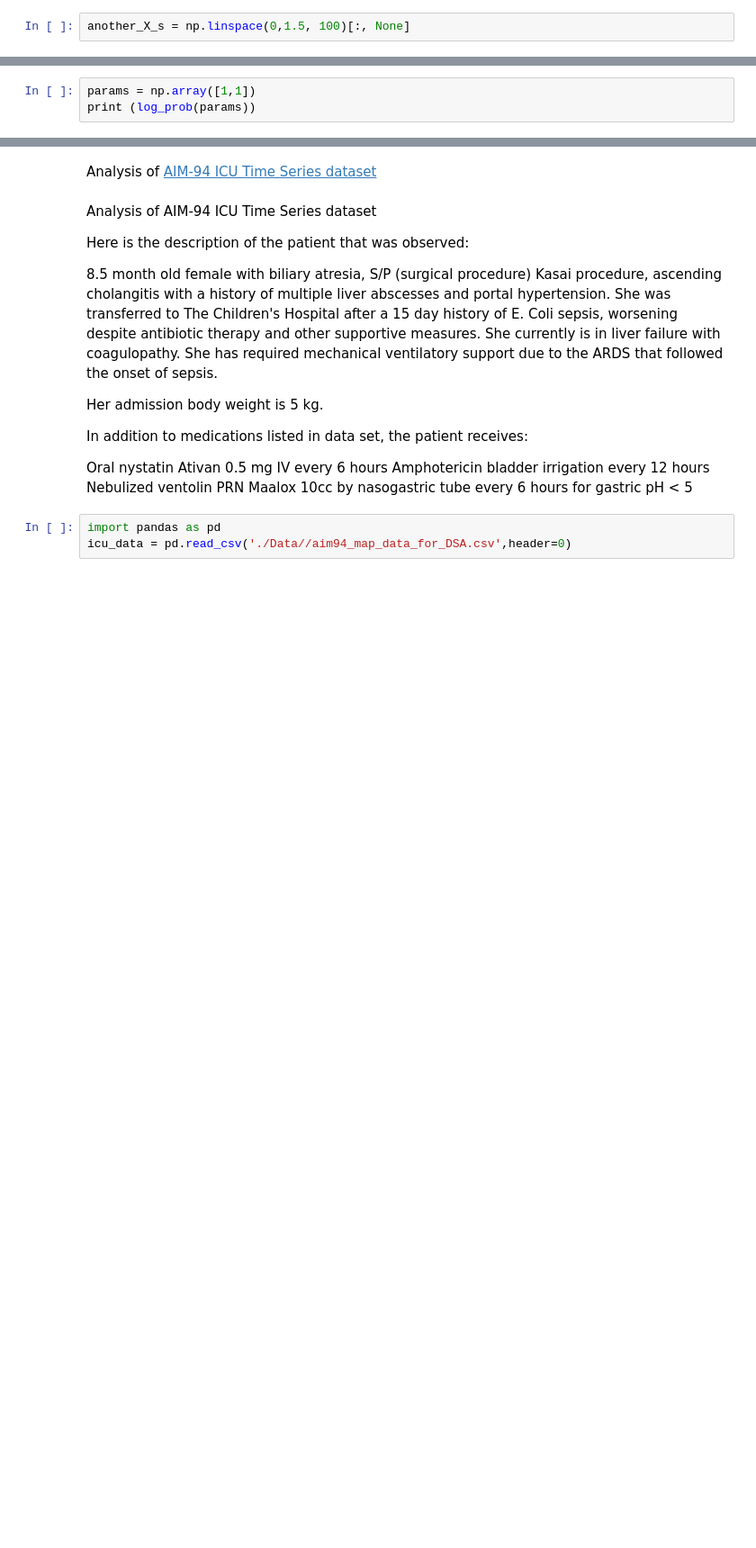
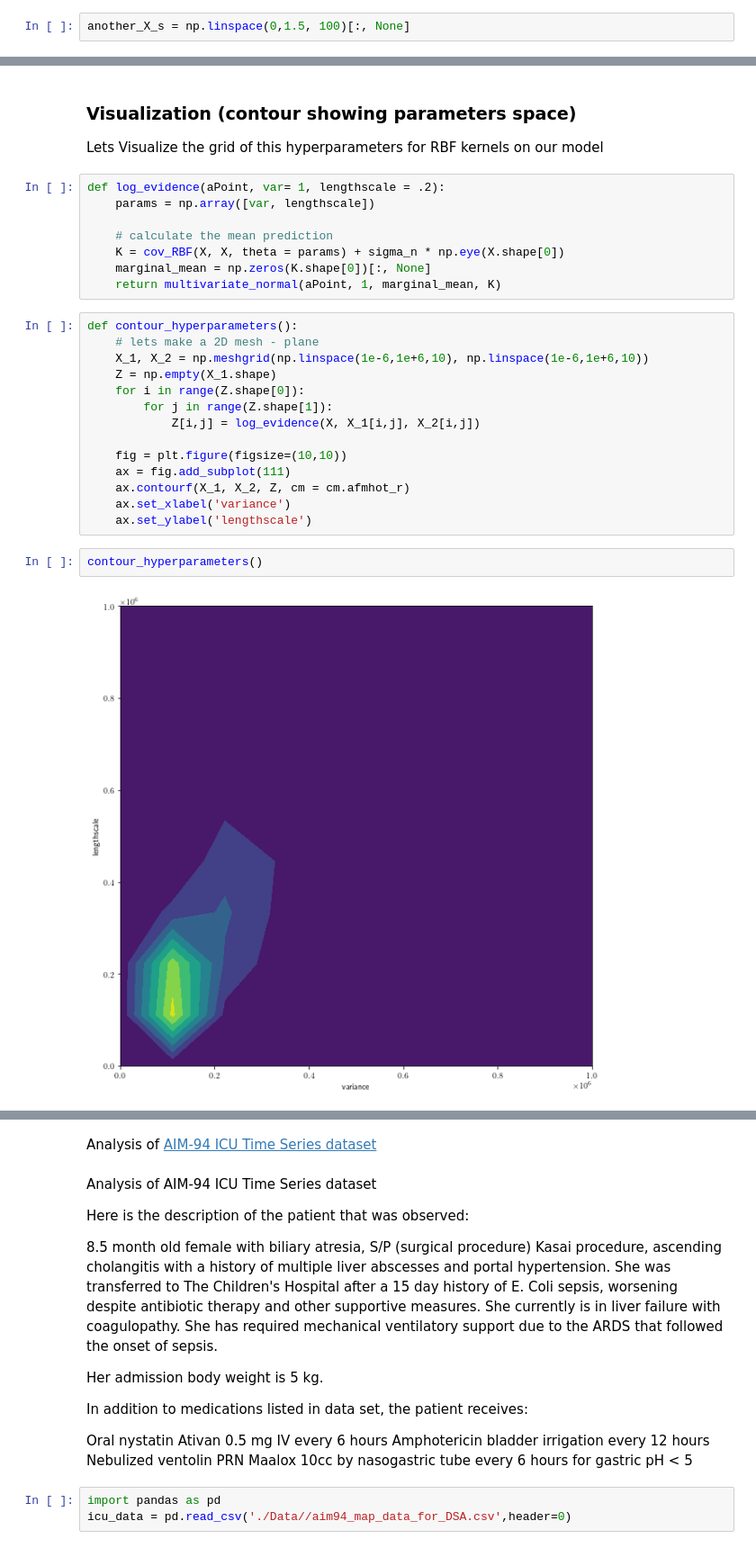
Before and after one commit to charlesity/talks_presentations, a Jupyter notebook: Gaussian Processes Intro DSA Kampala 2020/Gaussian Processes.ipynb, the cells around one changed output, grey strips where cells are left out. Shown at 90% size. Cells and saved outputs as stored; diff of their text form; blank space fills up the shorter version.

```diff
--- a/Gaussian Processes Intro DSA Kampala 2020/Gaussian Processes.ipynb
+++ b/Gaussian Processes Intro DSA Kampala 2020/Gaussian Processes.ipynb
@@ -1026,3 +1022,0 @@ def log_prob(params):
-# %%
-params = np.array([1,1])
-print (log_prob(params))
@@ -1047,0 +1042,29 @@ True
+# %% [markdown]
+### Visualization (contour showing parameters space)
+Lets Visualize the grid of this hyperparameters for RBF kernels on our model
+# %%
+def log_evidence(aPoint, var= 1, lengthscale = .2):
+    params = np.array([var, lengthscale])
+
+    # calculate the mean prediction
+    K = cov_RBF(X, X, theta = params) + sigma_n * np.eye(X.shape[0])
+    marginal_mean = np.zeros(K.shape[0])[:, None]
+    return multivariate_normal(aPoint, 1, marginal_mean, K)
+# %%
+def contour_hyperparameters():
+    # lets make a 2D mesh - plane
+    X_1, X_2 = np.meshgrid(np.linspace(1e-6,1e+6,10), np.linspace(1e-6,1e+6,10))
+    Z = np.empty(X_1.shape)
+    for i in range(Z.shape[0]):
+        for j in range(Z.shape[1]):
+            Z[i,j] = log_evidence(X, X_1[i,j], X_2[i,j])
+
+    fig = plt.figure(figsize=(10,10))
+    ax = fig.add_subplot(111)
+    ax.contourf(X_1, X_2, Z, cm = cm.afmhot_r)
+    ax.set_xlabel('variance')
+    ax.set_ylabel('lengthscale')
+# %%
+contour_hyperparameters()
+# %% [output]
+[figure, added]
```
Also changed, not shown: parts of 58 cells of this notebook, 1 other file.
